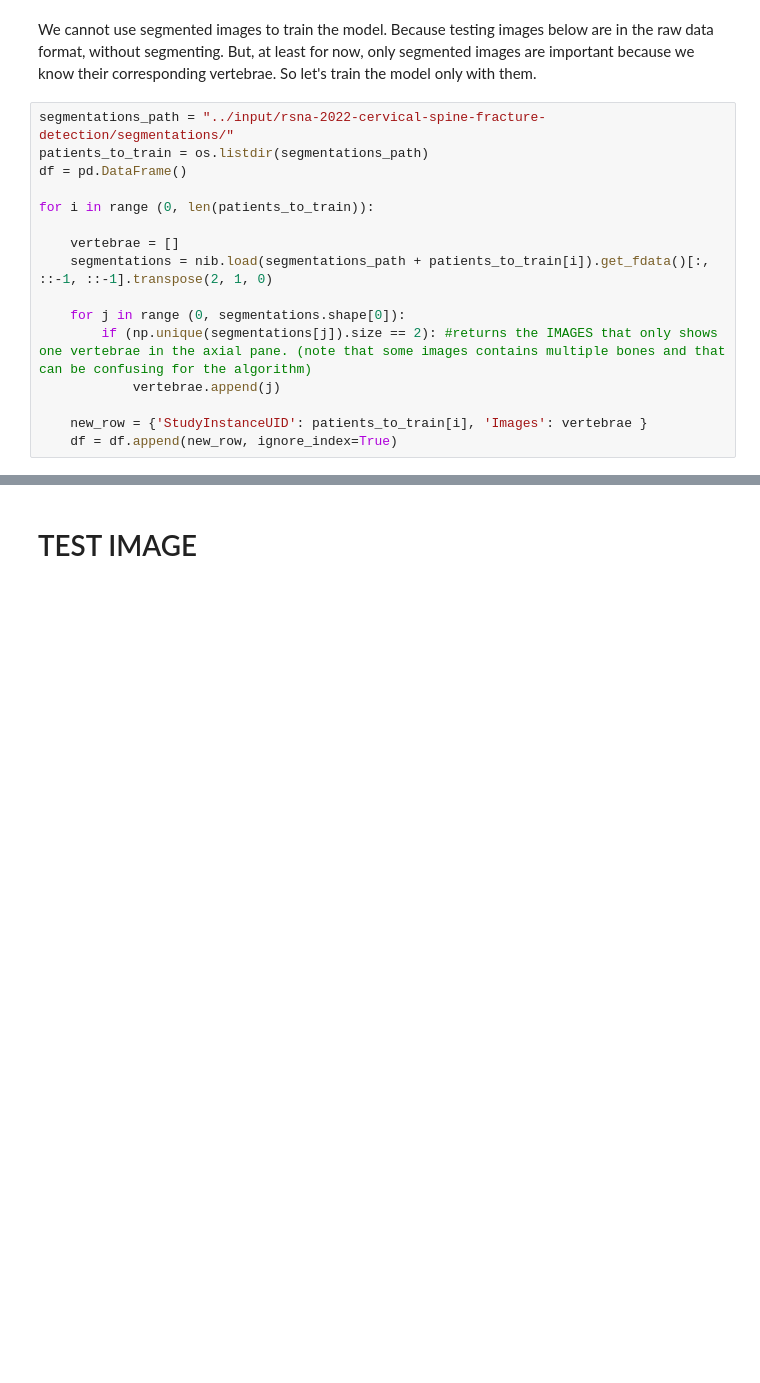
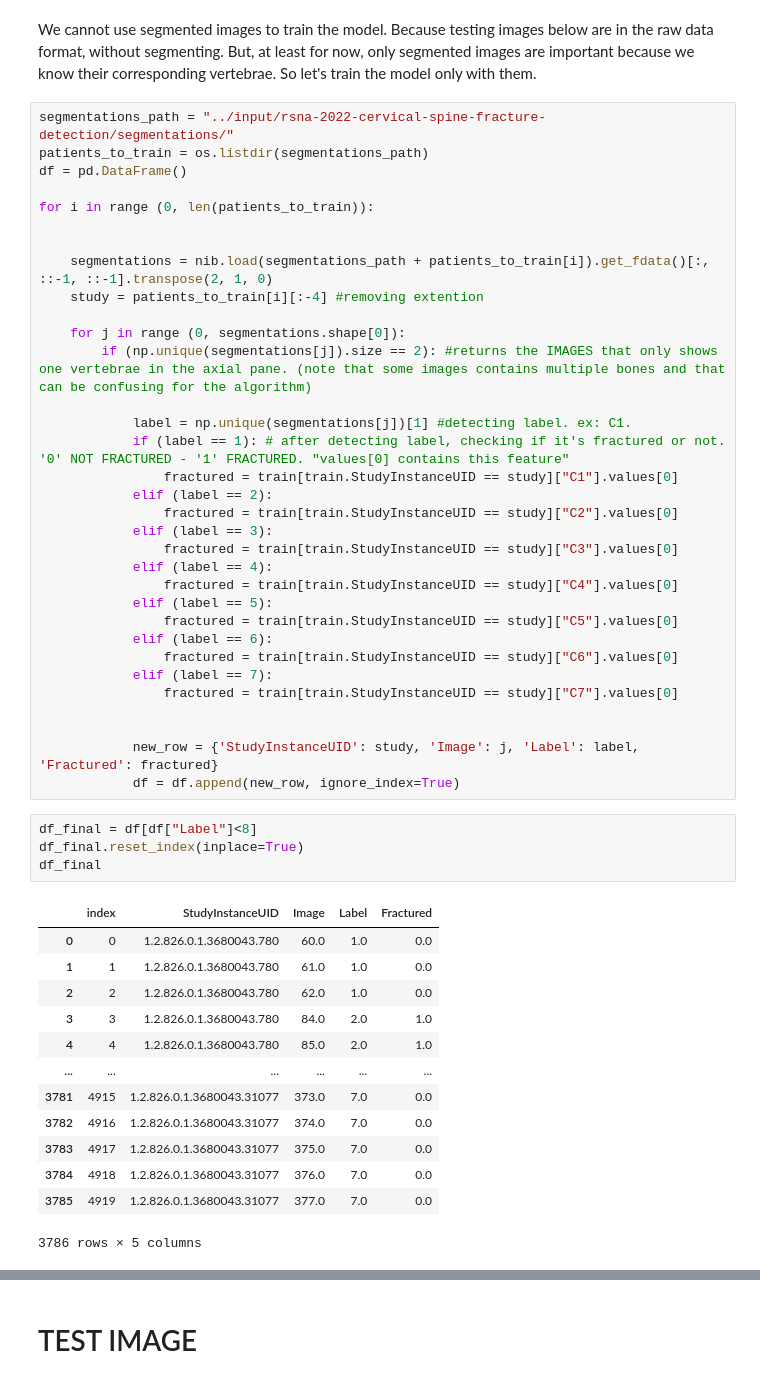
Before and after one commit to aguscura/RSNA-Competition, a Jupyter notebook: rnsa-competition-preprocessing.ipynb, the cells around one changed output, grey strips where cells are left out. Saved outputs shown, nothing was run; the diff lists cells and outputs as text; blank space fills up the shorter version.

```diff
--- a/rnsa-competition-preprocessing.ipynb
+++ b/rnsa-competition-preprocessing.ipynb
@@ -123,14 +123,49 @@ df = pd.DataFrame()
 
 for i in range (0, len(patients_to_train)):
 
-    vertebrae = []
+
     segmentations = nib.load(segmentations_path + patients_to_train[i]).get_fdata()[:, ::-1, ::-1].transpose(2, 1, 0)
+    study = patients_to_train[i][:-4] #removing extention
 
     for j in range (0, segmentations.shape[0]):
         if (np.unique(segmentations[j]).size == 2): #returns the IMAGES that only shows one vertebrae in the axial pane. (note that some images contains multiple bones and that can be confusing for the algorithm)
-            vertebrae.append(j)
 
-    new_row = {'StudyInstanceUID': patients_to_train[i], 'Images': vertebrae }
-    df = df.append(new_row, ignore_index=True)
+            label = np.unique(segmentations[j])[1] #detecting label. ex: C1.
+            if (label == 1): # after detecting label, checking if it's fractured or not. '0' NOT FRACTURED - '1' FRACTURED. "values[0] contains this feature"
+                fractured = train[train.StudyInstanceUID == study]["C1"].values[0]
+            elif (label == 2):
+                fractured = train[train.StudyInstanceUID == study]["C2"].values[0]
+            elif (label == 3):
+                fractured = train[train.StudyInstanceUID == study]["C3"].values[0]
+            elif (label == 4):
+                fractured = train[train.StudyInstanceUID == study]["C4"].values[0]
+            elif (label == 5):
+                fractured = train[train.StudyInstanceUID == study]["C5"].values[0]
+            elif (label == 6):
+                fractured = train[train.StudyInstanceUID == study]["C6"].values[0]
+            elif (label == 7):
+                fractured = train[train.StudyInstanceUID == study]["C7"].values[0]
+
+
+            new_row = {'StudyInstanceUID': study, 'Image': j, 'Label': label, 'Fractured': fractured}
+            df = df.append(new_row, ignore_index=True)
+# %%
+df_final = df[df["Label"]<8]
+df_final.reset_index(inplace=True)
+df_final
+# %% [output]
+|  | index | StudyInstanceUID | Image | Label | Fractured |
+| 0 | 0 | 1.2.826.0.1.3680043.780 | 60.0 | 1.0 | 0.0 |
+| 1 | 1 | 1.2.826.0.1.3680043.780 | 61.0 | 1.0 | 0.0 |
+| 2 | 2 | 1.2.826.0.1.3680043.780 | 62.0 | 1.0 | 0.0 |
+| 3 | 3 | 1.2.826.0.1.3680043.780 | 84.0 | 2.0 | 1.0 |
+| 4 | 4 | 1.2.826.0.1.3680043.780 | 85.0 | 2.0 | 1.0 |
+| ... | ... | ... | ... | ... | ... |
+| 3781 | 4915 | 1.2.826.0.1.3680043.31077 | 373.0 | 7.0 | 0.0 |
+| 3782 | 4916 | 1.2.826.0.1.3680043.31077 | 374.0 | 7.0 | 0.0 |
+| 3783 | 4917 | 1.2.826.0.1.3680043.31077 | 375.0 | 7.0 | 0.0 |
+| 3784 | 4918 | 1.2.826.0.1.3680043.31077 | 376.0 | 7.0 | 0.0 |
+| 3785 | 4919 | 1.2.826.0.1.3680043.31077 | 377.0 | 7.0 | 0.0 |
+3786 rows × 5 columns
 # %%
 #Check ok Images (with above code)
```
Also changed, not shown: parts of 10 cells of this notebook.
